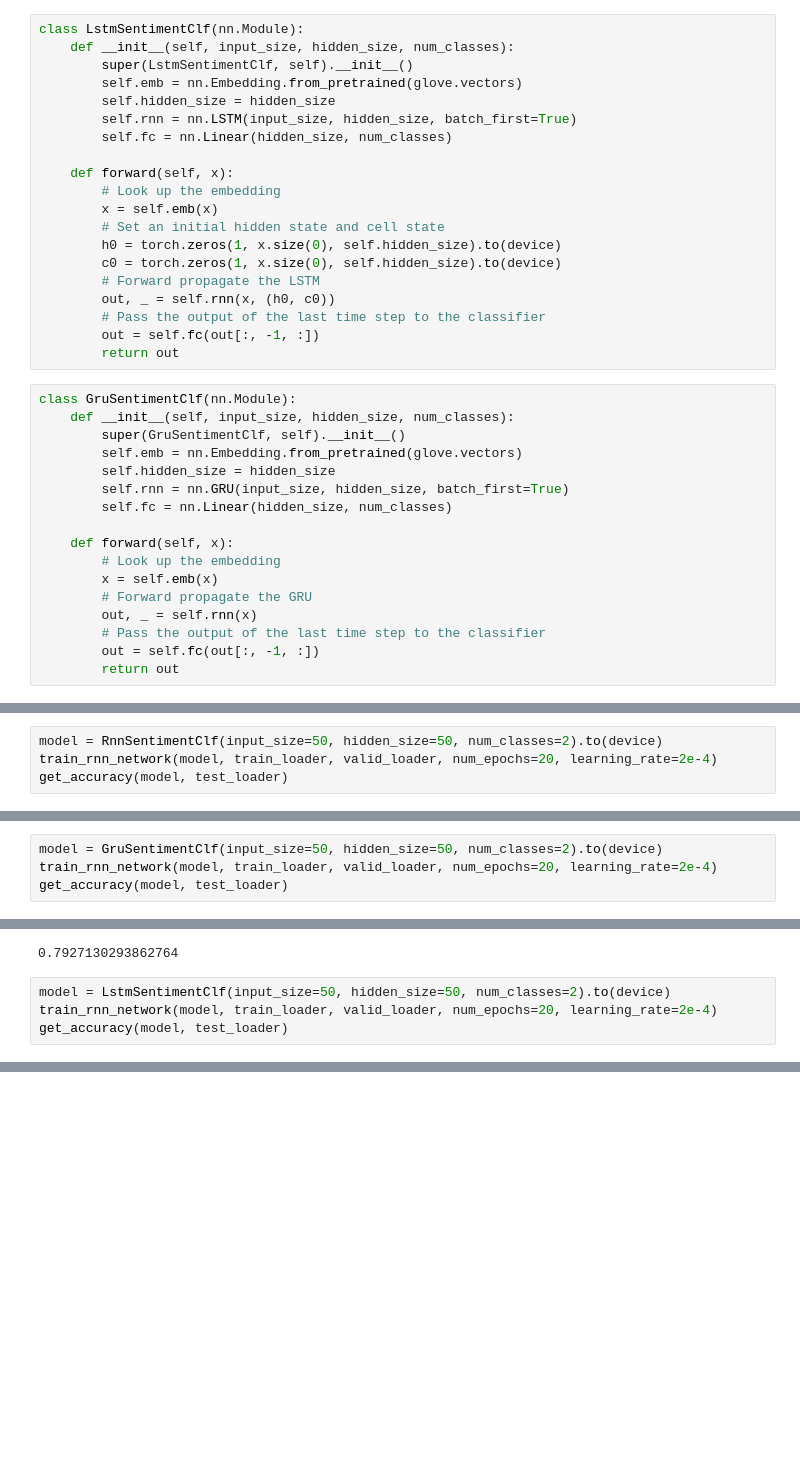
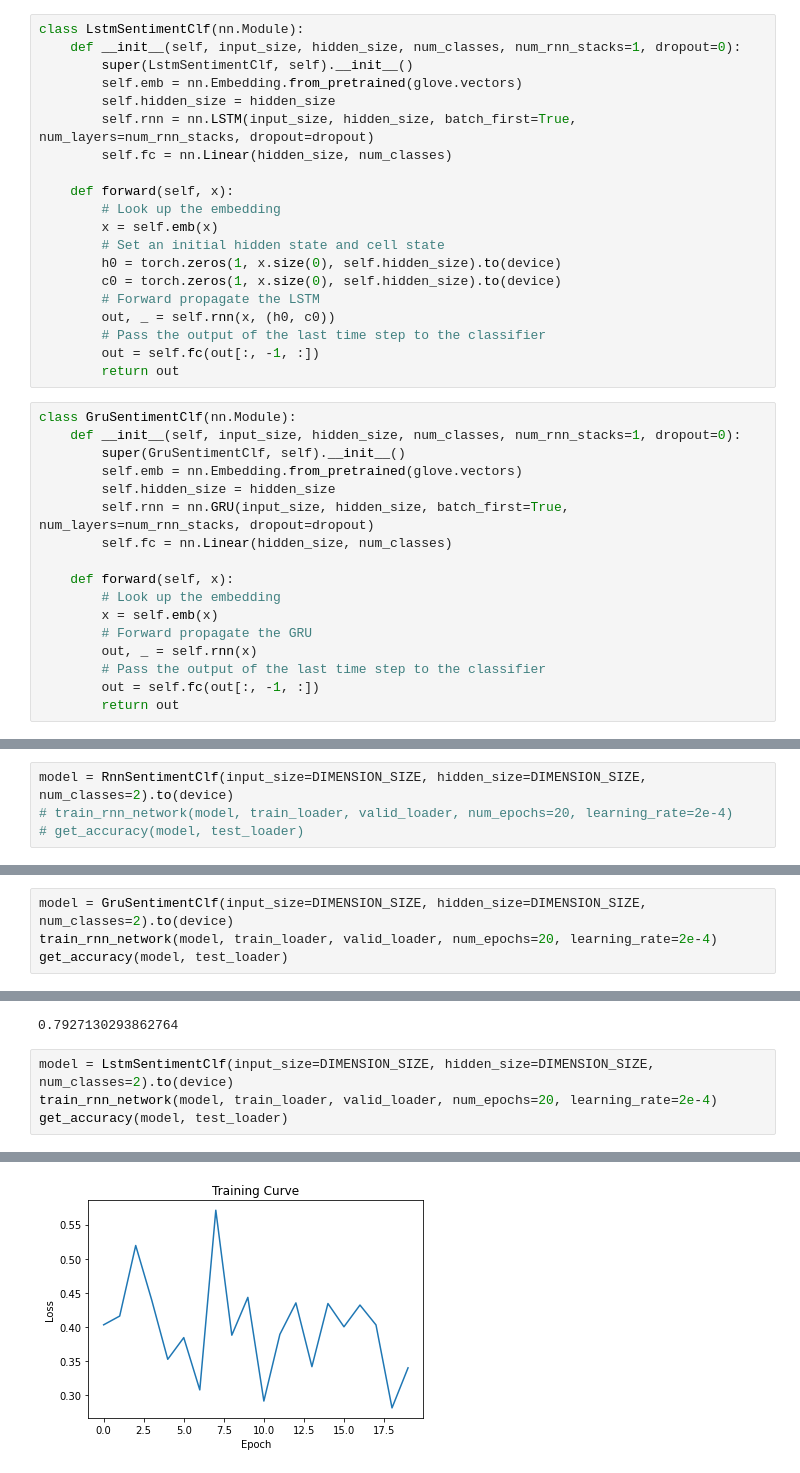
Before and after one commit to shobhitv-builds/nlp-proj, a Jupyter notebook: src/sentiment-classifiers.ipynb, the cells around one changed output, grey strips where cells are left out. Drawn from its saved outputs; the diff is of its cells as text; blank space fills up the shorter version.

Commit message:
Add sentiment annotator, make changes to sentiment classifier.

```diff
--- a/src/sentiment-classifiers.ipynb
+++ b/src/sentiment-classifiers.ipynb
@@ -81,11 +84,11 @@ class RnnSentimentClf(nn.Module):
         return out
 # %%
 class LstmSentimentClf(nn.Module):
-    def __init__(self, input_size, hidden_size, num_classes):
+    def __init__(self, input_size, hidden_size, num_classes, num_rnn_stacks=1, dropout=0):
         super(LstmSentimentClf, self).__init__()
         self.emb = nn.Embedding.from_pretrained(glove.vectors)
         self.hidden_size = hidden_size
-        self.rnn = nn.LSTM(input_size, hidden_size, batch_first=True)
+        self.rnn = nn.LSTM(input_size, hidden_size, batch_first=True, num_layers=num_rnn_stacks, dropout=dropout)
         self.fc = nn.Linear(hidden_size, num_classes)
 
     def forward(self, x):
@@ -101,11 +104,11 @@ class LstmSentimentClf(nn.Module):
         return out
 # %%
 class GruSentimentClf(nn.Module):
-    def __init__(self, input_size, hidden_size, num_classes):
+    def __init__(self, input_size, hidden_size, num_classes, num_rnn_stacks=1, dropout=0):
         super(GruSentimentClf, self).__init__()
         self.emb = nn.Embedding.from_pretrained(glove.vectors)
         self.hidden_size = hidden_size
-        self.rnn = nn.GRU(input_size, hidden_size, batch_first=True)
+        self.rnn = nn.GRU(input_size, hidden_size, batch_first=True, num_layers=num_rnn_stacks, dropout=dropout)
         self.fc = nn.Linear(hidden_size, num_classes)
 
     def forward(self, x):
@@ -217,6 +220,6 @@ def train_rnn_network(model, train, valid, num_epochs=5, learning_rate=1e-5):
     plt.legend(loc='best')
     plt.show()
 # %%
-model = RnnSentimentClf(input_size=50, hidden_size=50, num_classes=2).to(device)
-train_rnn_network(model, train_loader, valid_loader, num_epochs=20, learning_rate=2e-4)
-get_accuracy(model, test_loader)
+model = RnnSentimentClf(input_size=DIMENSION_SIZE, hidden_size=DIMENSION_SIZE, num_classes=2).to(device)
+# train_rnn_network(model, train_loader, valid_loader, num_epochs=20, learning_rate=2e-4)
+# get_accuracy(model, test_loader)
@@ -244,5 +258,5 @@ Epoch 20; Loss 0.435409; Train Acc 0.765648; Val Acc 0.763274
 # %%
-model = GruSentimentClf(input_size=50, hidden_size=50, num_classes=2).to(device)
+model = GruSentimentClf(input_size=DIMENSION_SIZE, hidden_size=DIMENSION_SIZE, num_classes=2).to(device)
 train_rnn_network(model, train_loader, valid_loader, num_epochs=20, learning_rate=2e-4)
 get_accuracy(model, test_loader)
 # %% [output]
@@ -267,7 +281,7 @@ Epoch 20; Loss 0.366979; Train Acc 0.797465; Val Acc 0.791870
 [figure]
 0.7927130293862764
 # %%
-model = LstmSentimentClf(input_size=50, hidden_size=50, num_classes=2).to(device)
+model = LstmSentimentClf(input_size=DIMENSION_SIZE, hidden_size=DIMENSION_SIZE, num_classes=2).to(device)
 train_rnn_network(model, train_loader, valid_loader, num_epochs=20, learning_rate=2e-4)
 get_accuracy(model, test_loader)
 # %% [output]
@@ -274,0 +305 @@ Epoch #0
+[figure, added]
```
Also changed, not shown: parts of 9 cells of this notebook, 1 other file.
